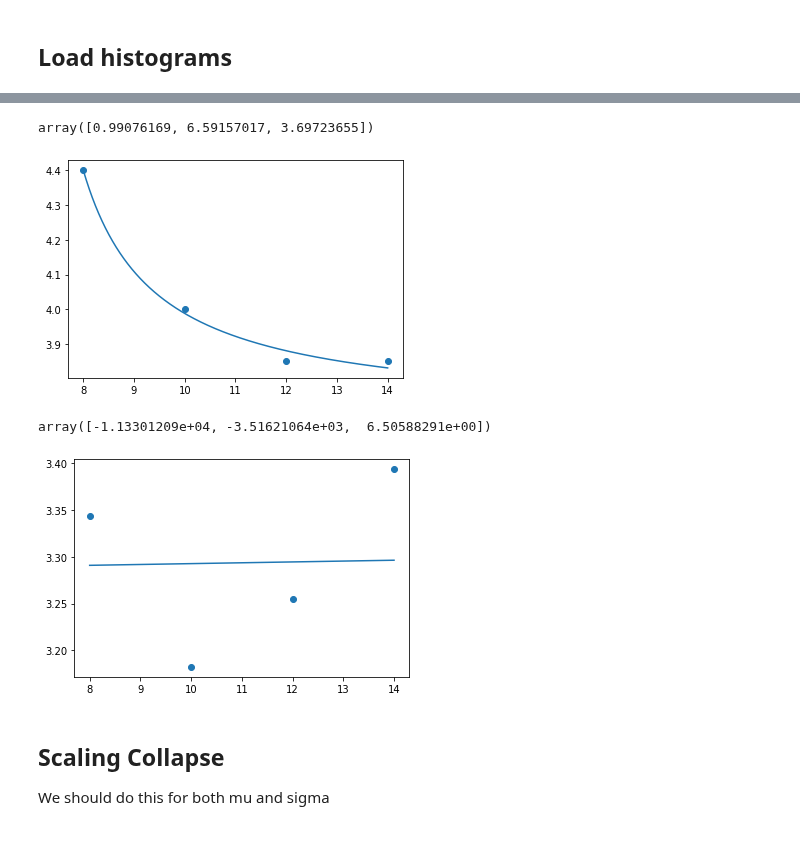
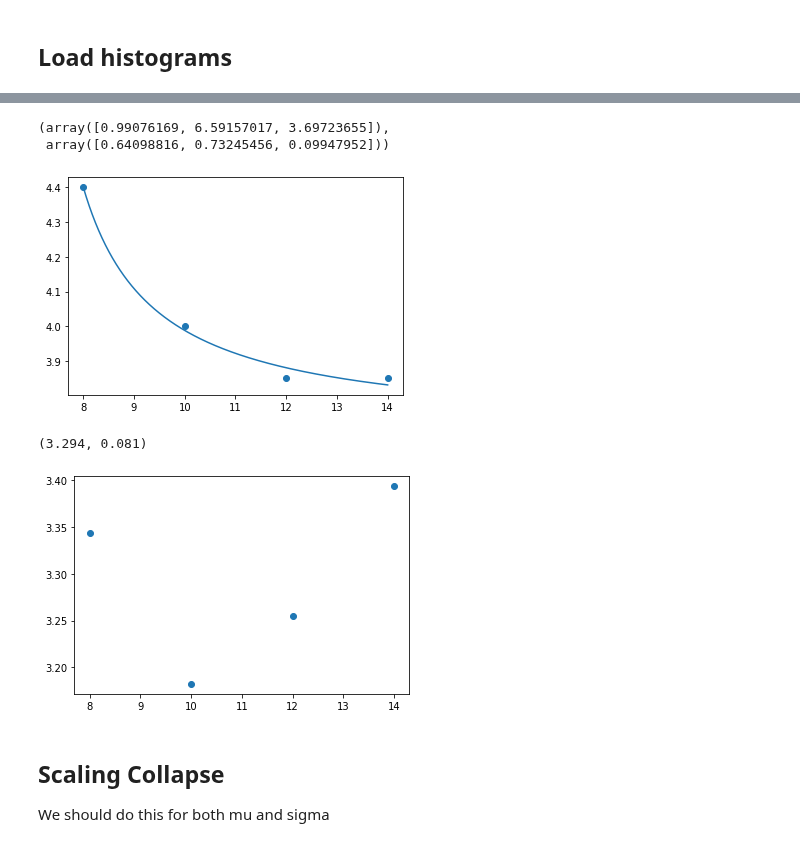
Before and after one commit to tonton-golio/mbl-intrinsicDim, a Jupyter notebook: nndist_scaling.ipynb, the cells around one changed output, grey strips where cells are left out. Drawn from its saved outputs; the diff is of its cells as text; code cells hidden in the pictures.

```diff
--- a/nndist_scaling.ipynb
+++ b/nndist_scaling.ipynb
@@ -118,20 +119,19 @@ data = np.load('data/hists_mu_sigma.npz', allow_pickle=True)
 data = data[data.files[0]].item()
 # %%
 fig = plt.figure(figsize=(10, 5), constrained_layout=True)
-spec = fig.add_gridspec(ncols=3, nrows=4)
+spec = fig.add_gridspec(ncols=4, nrows=2)
 
-ax00 = fig.add_subplot(spec[:2, 0])
-ax01 = fig.add_subplot(spec[:2, 1])
-ax02 = fig.add_subplot(spec[2:, 0])
-ax03 = fig.add_subplot(spec[2:, 1])
-ax2 = fig.add_subplot(spec[:2, 2:])
-ax3 = fig.add_subplot(spec[2:, 2:])
+ax00 = fig.add_subplot(spec[0, 0])
+ax01 = fig.add_subplot(spec[0, 1])
+ax02 = fig.add_subplot(spec[0, 2])
+ax03 = fig.add_subplot(spec[0, 3])
+ax2 = fig.add_subplot(spec[1, :2])
+ax3 = fig.add_subplot(spec[1, 2:])
 
-colors = sns.color_palette("magma_r", len(Ws))
+colors = sns.color_palette("magma_r", 10+len(Ws))[10:]
 sigma_peaks, mu_0 = [], []
 
 for i, L, ax, in zip(range(4), [8,10,12,14], [ax00,ax01,ax02,ax03]):
-    #print(L)
     ax.set_title(f'L = {L}')
 
     for c, W in zip(colors, Ws):
@@ -150,8 +150,6 @@ for i, L, ax, in zip(range(4), [8,10,12,14], [ax00,ax01,ax02,ax03]):
         ydata = logistic(xdata, *popt)
         ax2.plot(xdata,logistic(xdata, *popt), c='black')
         mu_0.append(popt[-1])
-        #print(popt, xdata[np.argmax(ydata)])
-        out['logistic'][L] = popt
     except:
         print(L, 'failed logistic')
 
@@ -186,29 +184,23 @@ xdata = np.linspace(min(xdata), max(xdata), 10000)
 plt.plot(xdata, asymptote(xdata, *popt))
 
 popt
+p_sigma = np.sqrt(np.diag(pcov))
+popt, p_sigma
 # %% [output]
-array([0.99076169, 6.59157017, 3.69723655])
+(array([0.99076169, 6.59157017, 3.69723655]),
+ array([0.64098816, 0.73245456, 0.09947952]))
 [figure]
 # %%
 xdata = np.arange(8,16,2)
 ydata = mu_0
 plt.scatter(xdata,ydata)
 
-def asymptote(x, a,b,c):
-    return a/(x-b) + c
 
 
-popt, pcov = curve_fit(asymptote,
-                               xdata,
-                               ydata,
-                               p0=[12.6, .75, 5.], method='dogbox', maxfev=20000)
-xdata = np.linspace(min(xdata), max(xdata), 10000)
-plt.plot(xdata, asymptote(xdata, *popt))
-
-popt
+round(np.mean(mu_0),3), round(np.std(mu_0),3)
 # %% [output]
-array([-1.13301209e+04, -3.51621064e+03,  6.50588291e+00])
+(3.294, 0.081)
-[figure, old version]
+[figure, new version]
 # %% [markdown]
 ## Scaling Collapse
 We should do this for both mu and sigma
```
Also changed, not shown: parts of 6 cells of this notebook.
